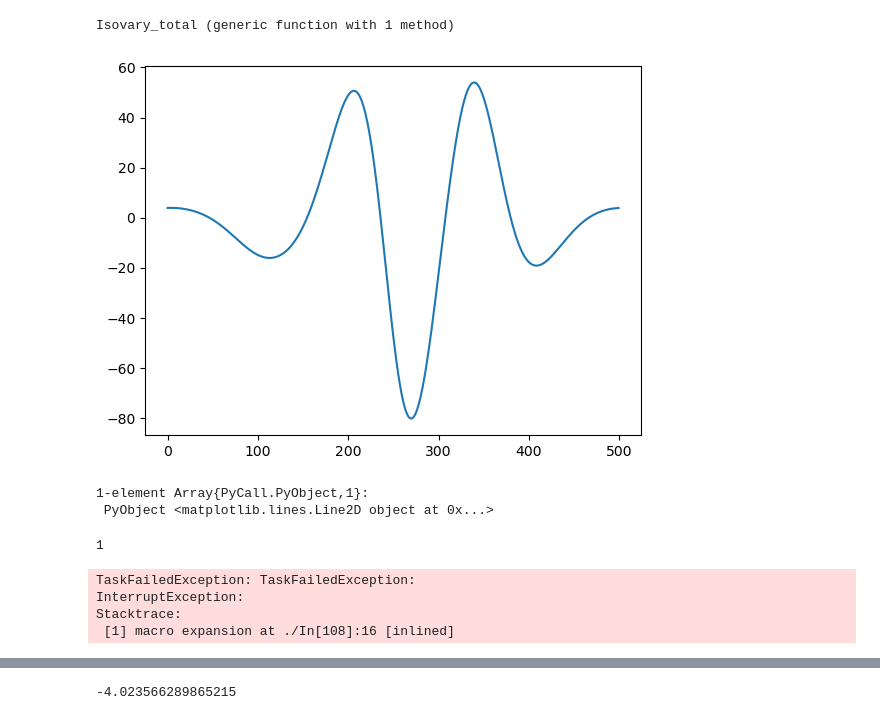
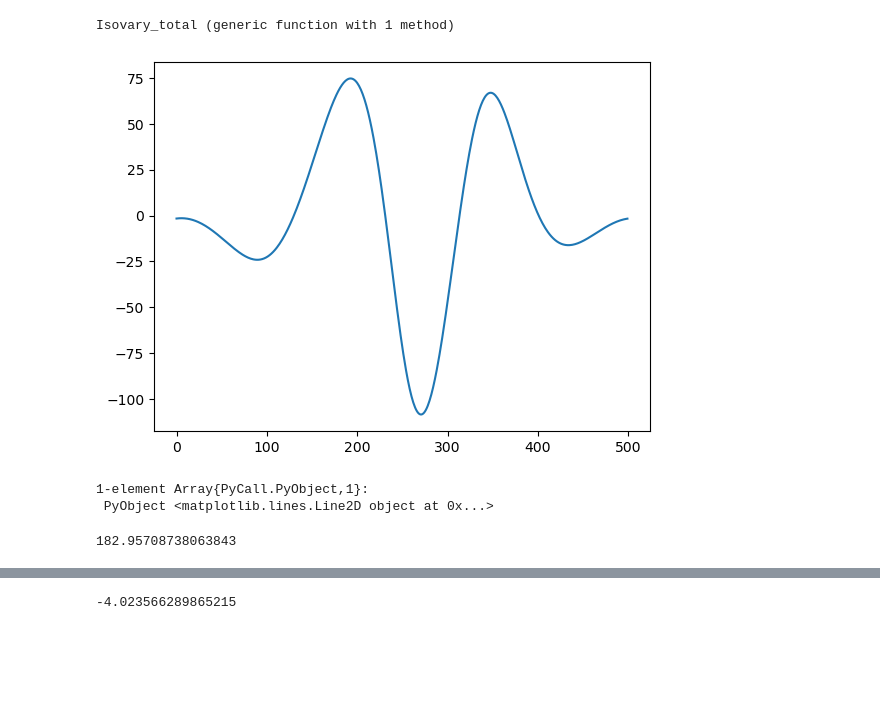
Before and after one commit to ruetg/LEMUR, a Jupyter notebook: julia/lemur.ipynb, the cells around one changed output, grey strips where cells are left out. Drawn from its saved outputs; the diff is of its cells as text; code cells hidden in the pictures; blank space fills up the shorter version.

```diff
--- a/julia/lemur.ipynb
+++ b/julia/lemur.ipynb
@@ -102,7 +103,7 @@ function Isovary_total(t)
     end
     #W = reverse(-W, dims = 1)
 
-    U1 = IsoFlex.flexural(W, Nx = 0, Ny = -1e12*c1, dx=1000, dy=1000, Te = 10e3 - c1*1.0e3, ncores=1);
+    U1 = IsoFlex.flexural(W, Nx = 0, Ny = -1e12*c1, dx=1000, dy=1000, Te = 15e3 - c1*1.5e3, ncores=1);
     return -U1
 end
 # %% [output]
@@ -116,38 +118,37 @@ for i =1:25e6:60e6
 end
 # %%
 pyplot()
-PyPlot.plot(Isovary_total(30e6)[:,250] - Isovary_total(0e6)[:,250])
+PyPlot.plot(Isovary_total(50e6)[:,250] - Isovary_total(0e6)[:,250])
 # %% [output]
-[figure, old version]
+[figure, new version]
 1-element Array{PyCall.PyObject,1}:
  PyObject <matplotlib.lines.Line2D object at 0x...>
+# %%
+u=Isovary_total(50e6)[:,250] - Isovary_total(0e6)[:,250]
+maximum(u) - minimum(u)
+# %% [output]
+182.95708738063843
 # %%
-# Grav
+# # Grav
 
-G = zeros(100,100)
-d = 10000
-dx = 5000.
-G[40:60,20:80] .= -1e6*dx^2
-G[40:50,20:80] .= 1e6*dx^2
-z = 10000.
-g=zeros(100, 100)
-Threads.@threads for i1 = 1:100
-    for j1 = 1:100
-        for i = 1:100
-             for j = 1:100
-                r2 = ((i1 + .3 - float(i)) * dx) .^ 2 + ((j1 + .3 - float(j)) * dx) .^ 2. #.3 is avg distance to center from any point of square
-                #deg = z / (sqrt(r2 + z^2))
-                g[i1,j1] += (z + d/2) / (r2 + z^2+(d/2)^2) .^ 1.500 * G[i,j] * 7e-11
-            end
-        end
-    end
-    print(i1)
-end
+# G = zeros(100,100)
+# d = 10000
+# dx = 5000.
+# G[40:60,20:80] .= -1e6*dx^2
+# G[40:50,20:80] .= 1e6*dx^2
+# z = 10000.
+# g=zeros(100, 100)
+# Threads.@threads for i1 = 1:100
+#     for j1 = 1:100
+#         for i = 1:100
+#              for j = 1:100
+#                 r2 = ((i1 + .3 - float(i)) * dx) .^ 2 + ((j1 + .3 - float(j)) * dx) .^ 2. #.3 is avg distance to center from any point of square
+#                 #deg = z / (sqrt(r2 + z^2))
+#                 g[i1,j1] += (z + d/2) / (r2 + z^2+(d/2)^2) .^ 1.500 * G[i,j] * 7e-11
+#             end
+#         end
+#     end
+#     print(i1)
+# end
-# %% [output]
-1
-TaskFailedException: TaskFailedException:
-InterruptException:
-Stacktrace:
- [1] macro expansion at ./In[108]:16 [inlined]
 # %%
 #Zi2 = data_100[1].z[:,:,1]
```
Also changed, not shown: parts of 21 cells of this notebook, 7 other files.
